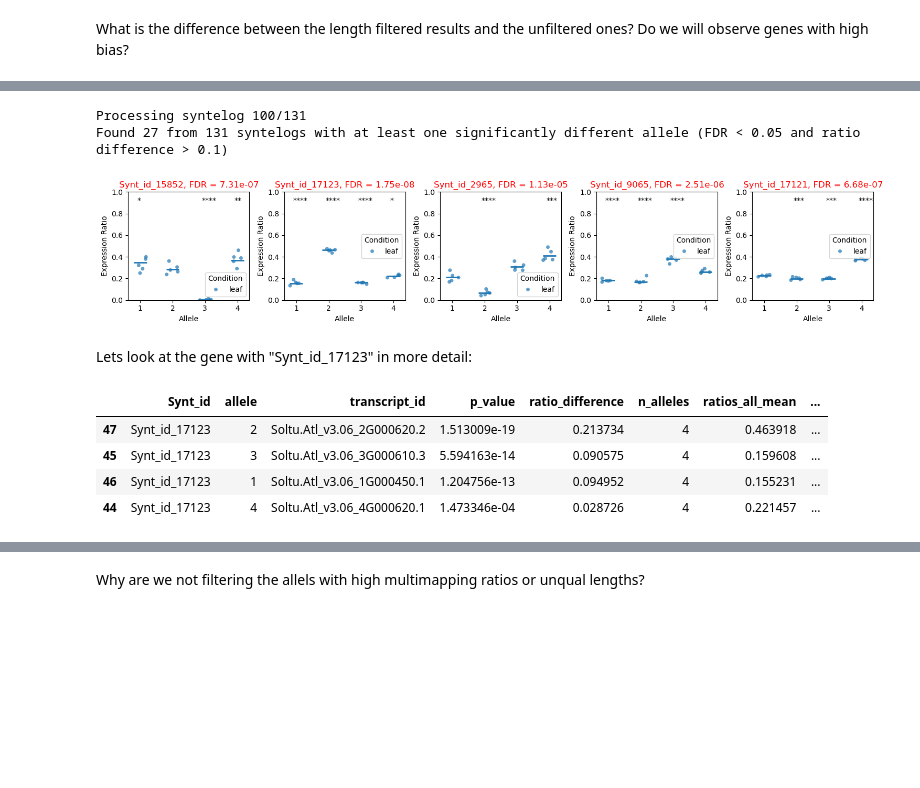
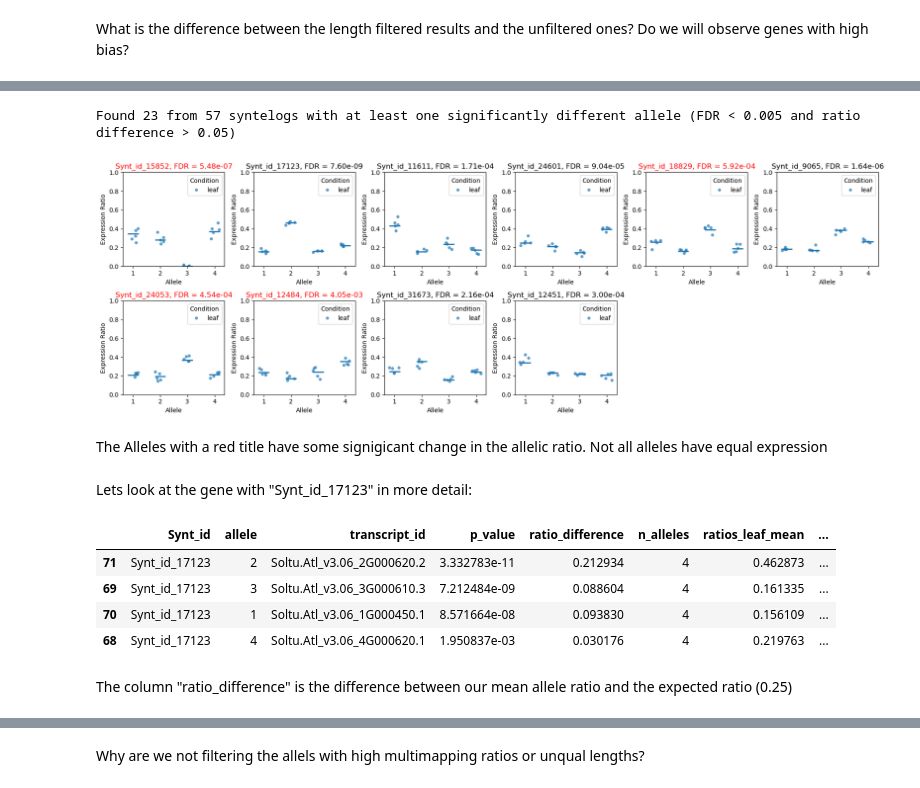
Before and after one commit to nadjano/polyase, a Jupyter notebook: .notebooks/Summer_school_allele_expression.ipynb, the cells around one changed output, grey strips where cells are left out. Saved outputs shown, nothing was run; the diff lists cells and outputs as text; code cells hidden in the pictures; blank space fills up the shorter version.

Commit message:
added plots

```diff
--- a/.notebooks/Summer_school_allele_expression.ipynb
+++ b/.notebooks/Summer_school_allele_expression.ipynb
@@ -161,10 +163,9 @@ We filter Syntelog groups that don't have a minimim expression in all samples.
 # %%
 allelic_data = filter_low_expressed_genes(allelic_data,
-                                           min_expression=20,
-                                           group_col= 'Synt_id',
-                                            mode= 'all',
-                                            library_size_dependent= True,
-                                            )
+                                          min_expression=20,
+                                          group_col= 'Synt_id',
+                                          mode= 'all',
+                                          ibrary_size_dependent= True)
 
 # maybe normalize the data between different samples; filter based on lib size, maybe TPM
 # %% [output]
@@ -358,34 +346,28 @@ Now that we have the count per allele and filtered genes that could be biased by
 # %%
 # select only the genes with equal lengths, low multimapping ratio and synteny category "1hap1_1hap2_1hap3_1hap4_s"
 mask = (allelic_data.var["CDS_haplotype_with_longest_annotation"] == "equal_lengths" ) & (allelic_data.var["multimapping_ratio"] < 0.25) & (allelic_data.var["synteny_category"] == "1hap1_1hap2_1hap3_1hap4_s")
 allelic_data_length_filter = allelic_data[:,mask].copy()
 
-# 1. Test for differential allelic ratios withing conditions
+# Test for differential allelic ratios withing conditions
 results = test_allelic_ratios_within_conditions(allelic_data_length_filter, layer="unique_counts", test_condition= "leaf", inplace=True)
 
-# 2. Get top differential syntelogs
-top_results = get_top_differential_syntelogs(results, n=5, sort_by='FDR', fdr_threshold=0.005, ratio_threshold=0.1)
-
-# 3. Plot the results
-fig = plot_top_differential_syntelogs(top_results, figsize=(3*6, 3), sort_by='ratio_difference')
-
-
-###Explain how the test is done?
+# Plot the results
+fig = plot_top_differential_syntelogs(results,n =10, figsize=(3*6, 2*3), sort_by='ratio_difference', sig_threshold=0.005, difference_threshold=0.05)
 # %% [output]
-Processing syntelog 100/131
-Found 27 from 131 syntelogs with at least one significantly different allele (FDR < 0.05 and ratio difference > 0.1)
+Found 23 from 57 syntelogs with at least one significantly different allele (FDR < 0.005 and ratio difference > 0.05)
-[figure, old version]
+[figure, new version]
+# %% [markdown]
+The Alleles with a red title have some signigicant change in the allelic ratio. Not all alleles have equal expression
 # %% [markdown]
 Lets look at the gene with "Synt_id_17123" in more detail:
-# %%
-top_results[top_results["Synt_id"] == "Synt_id_17123"]
-
-###Explain ratio_difference
-###Ratios_all_mean= mean within condition or all
-# %% [output]
-|  | Synt_id | allele | transcript_id | p_value | ratio_difference | n_alleles | ratios_all_mean | ... |
-| 47 | Synt_id_17123 | 2 | Soltu.Atl_v3.06_2G000620.2 | 1.513009e-19 | 0.213734 | 4 | 0.463918 | ... |
-| 45 | Synt_id_17123 | 3 | Soltu.Atl_v3.06_3G000610.3 | 5.594163e-14 | 0.090575 | 4 | 0.159608 | ... |
-| 46 | Synt_id_17123 | 1 | Soltu.Atl_v3.06_1G000450.1 | 1.204756e-13 | 0.094952 | 4 | 0.155231 | ... |
-| 44 | Synt_id_17123 | 4 | Soltu.Atl_v3.06_4G000620.1 | 1.473346e-04 | 0.028726 | 4 | 0.221457 | ... |
+# %%
+results[results["Synt_id"] == "Synt_id_17123"]
+# %% [output]
+|  | Synt_id | allele | transcript_id | p_value | ratio_difference | n_alleles | ratios_leaf_mean | ... |
+| 71 | Synt_id_17123 | 2 | Soltu.Atl_v3.06_2G000620.2 | 3.332783e-11 | 0.212934 | 4 | 0.462873 | ... |
+| 69 | Synt_id_17123 | 3 | Soltu.Atl_v3.06_3G000610.3 | 7.212484e-09 | 0.088604 | 4 | 0.161335 | ... |
+| 70 | Synt_id_17123 | 1 | Soltu.Atl_v3.06_1G000450.1 | 8.571664e-08 | 0.093830 | 4 | 0.156109 | ... |
+| 68 | Synt_id_17123 | 4 | Soltu.Atl_v3.06_4G000620.1 | 1.950837e-03 | 0.030176 | 4 | 0.219763 | ... |
+# %% [markdown]
+The column "ratio_difference" is the difference between our mean allele ratio and the expected ratio (0.25)
 # %% [markdown]
```
Also changed, not shown: parts of 35 cells of this notebook.
